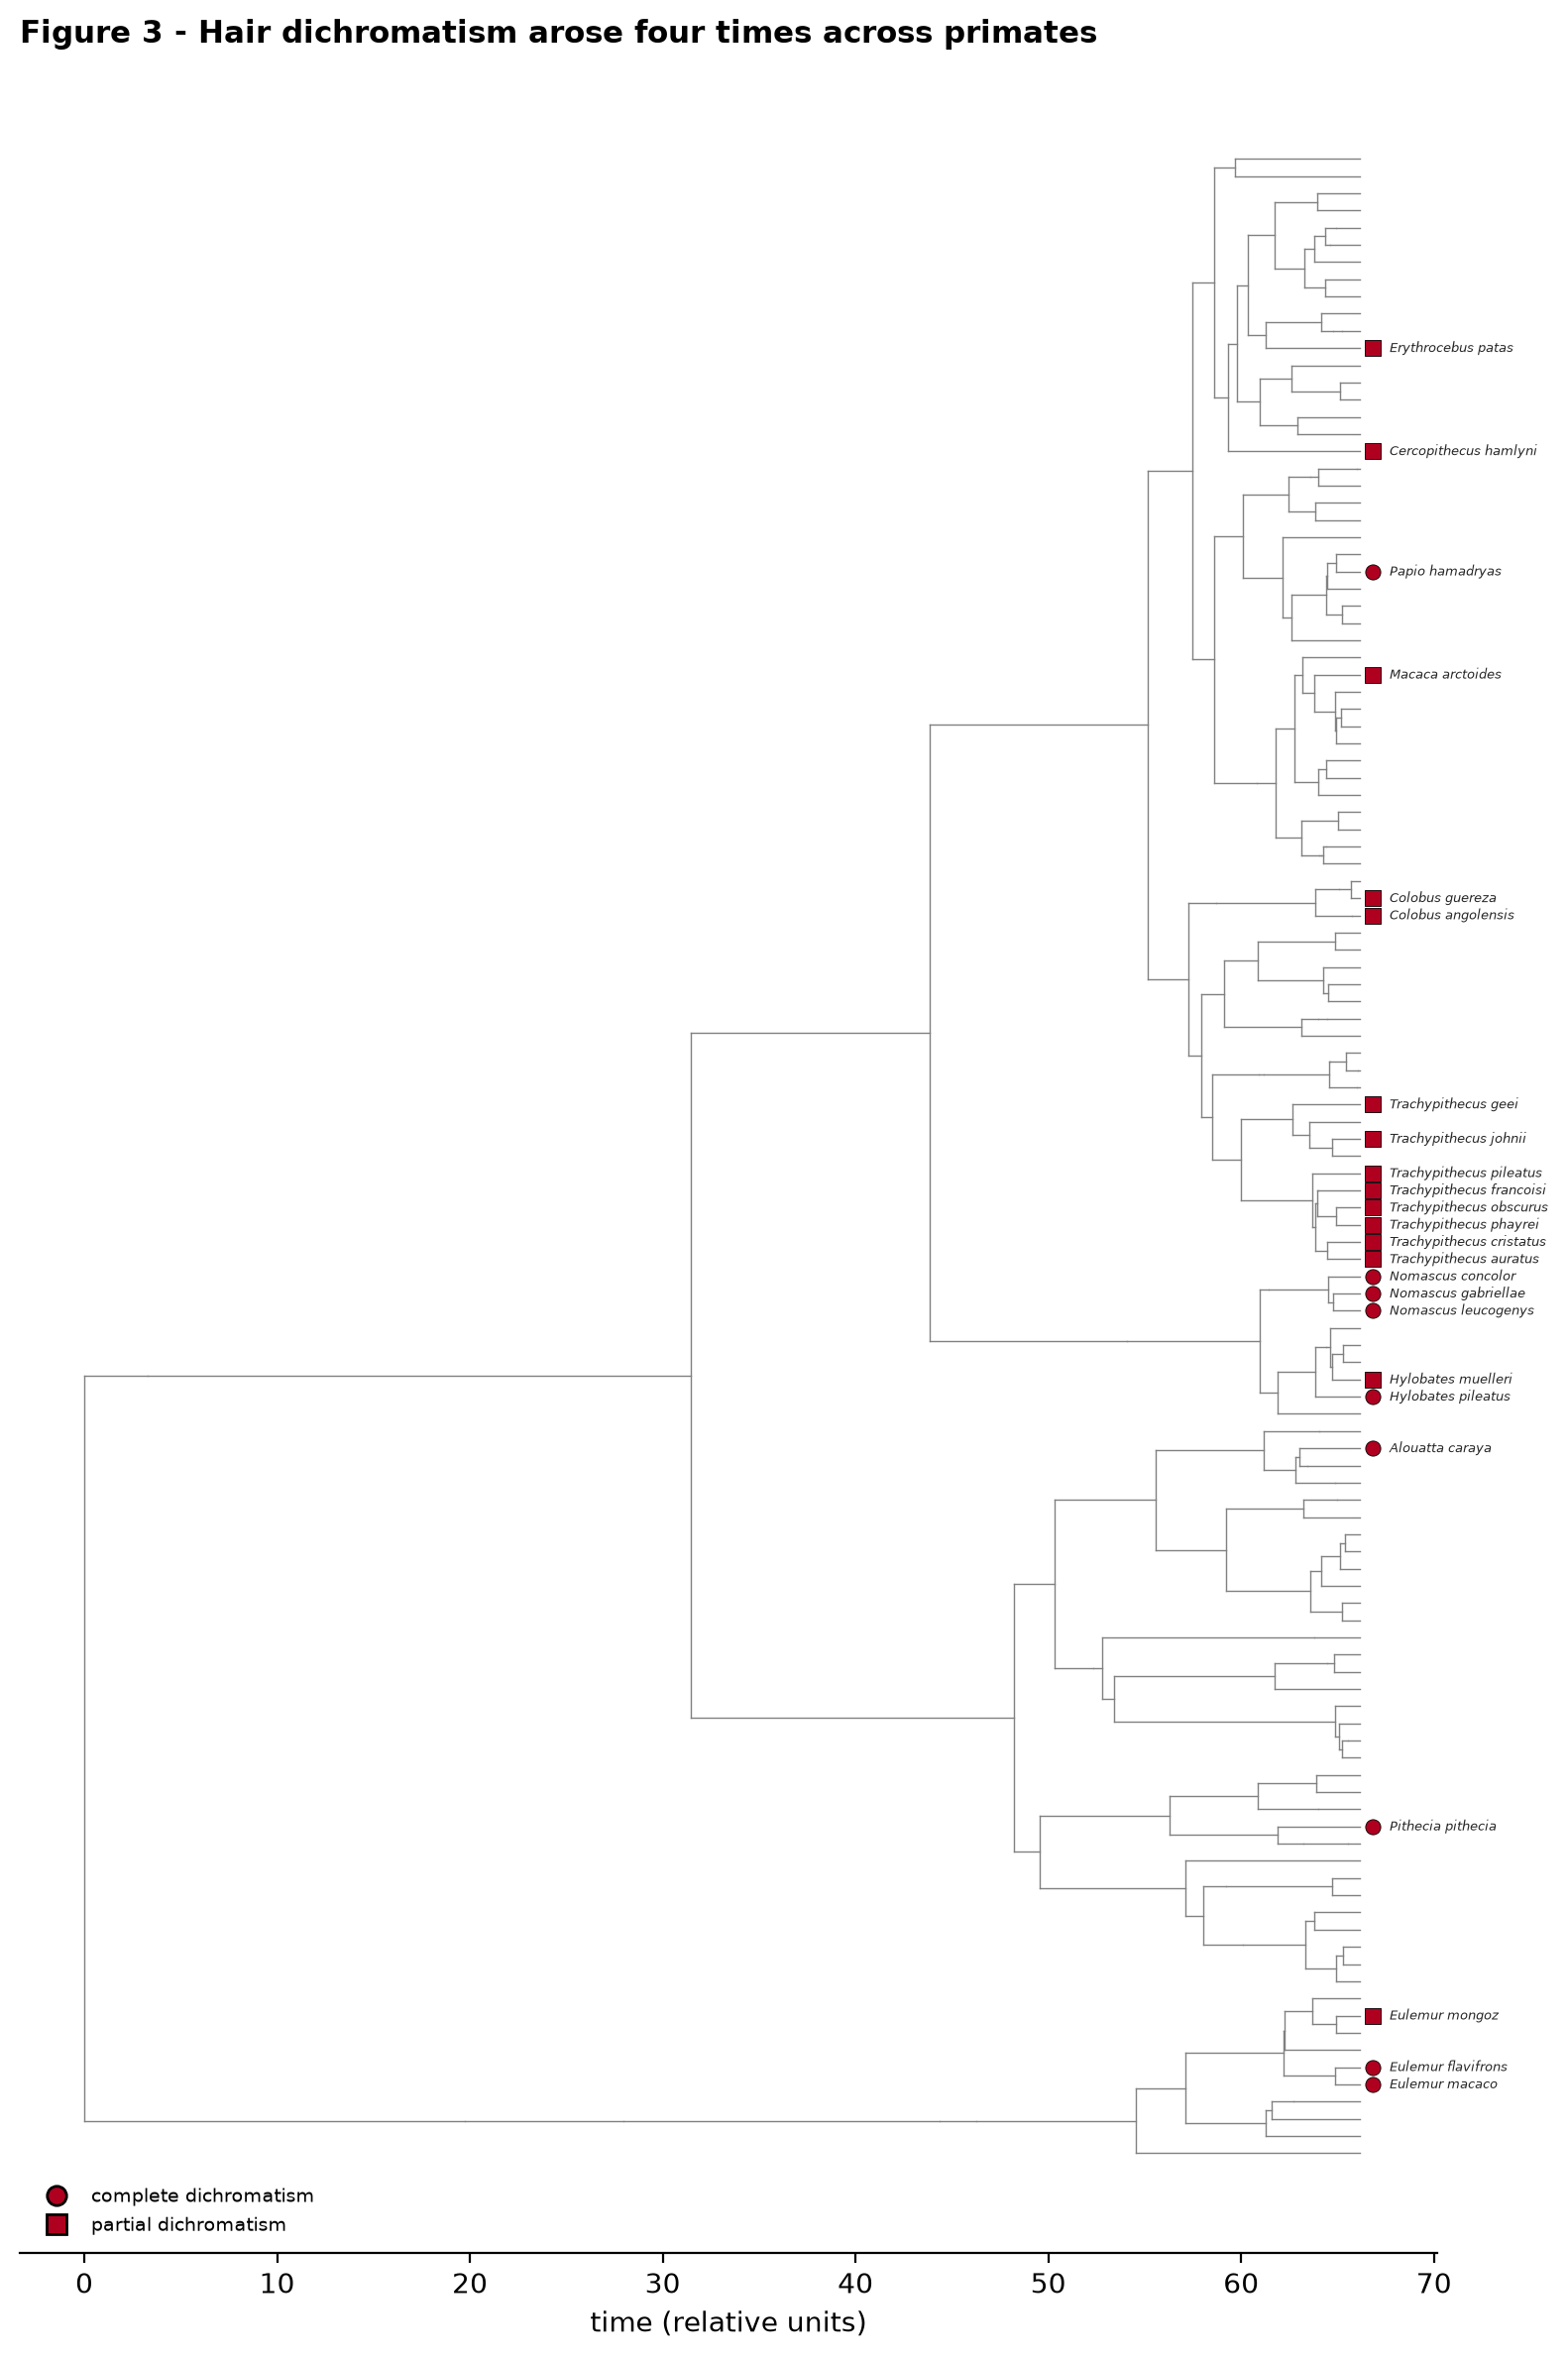
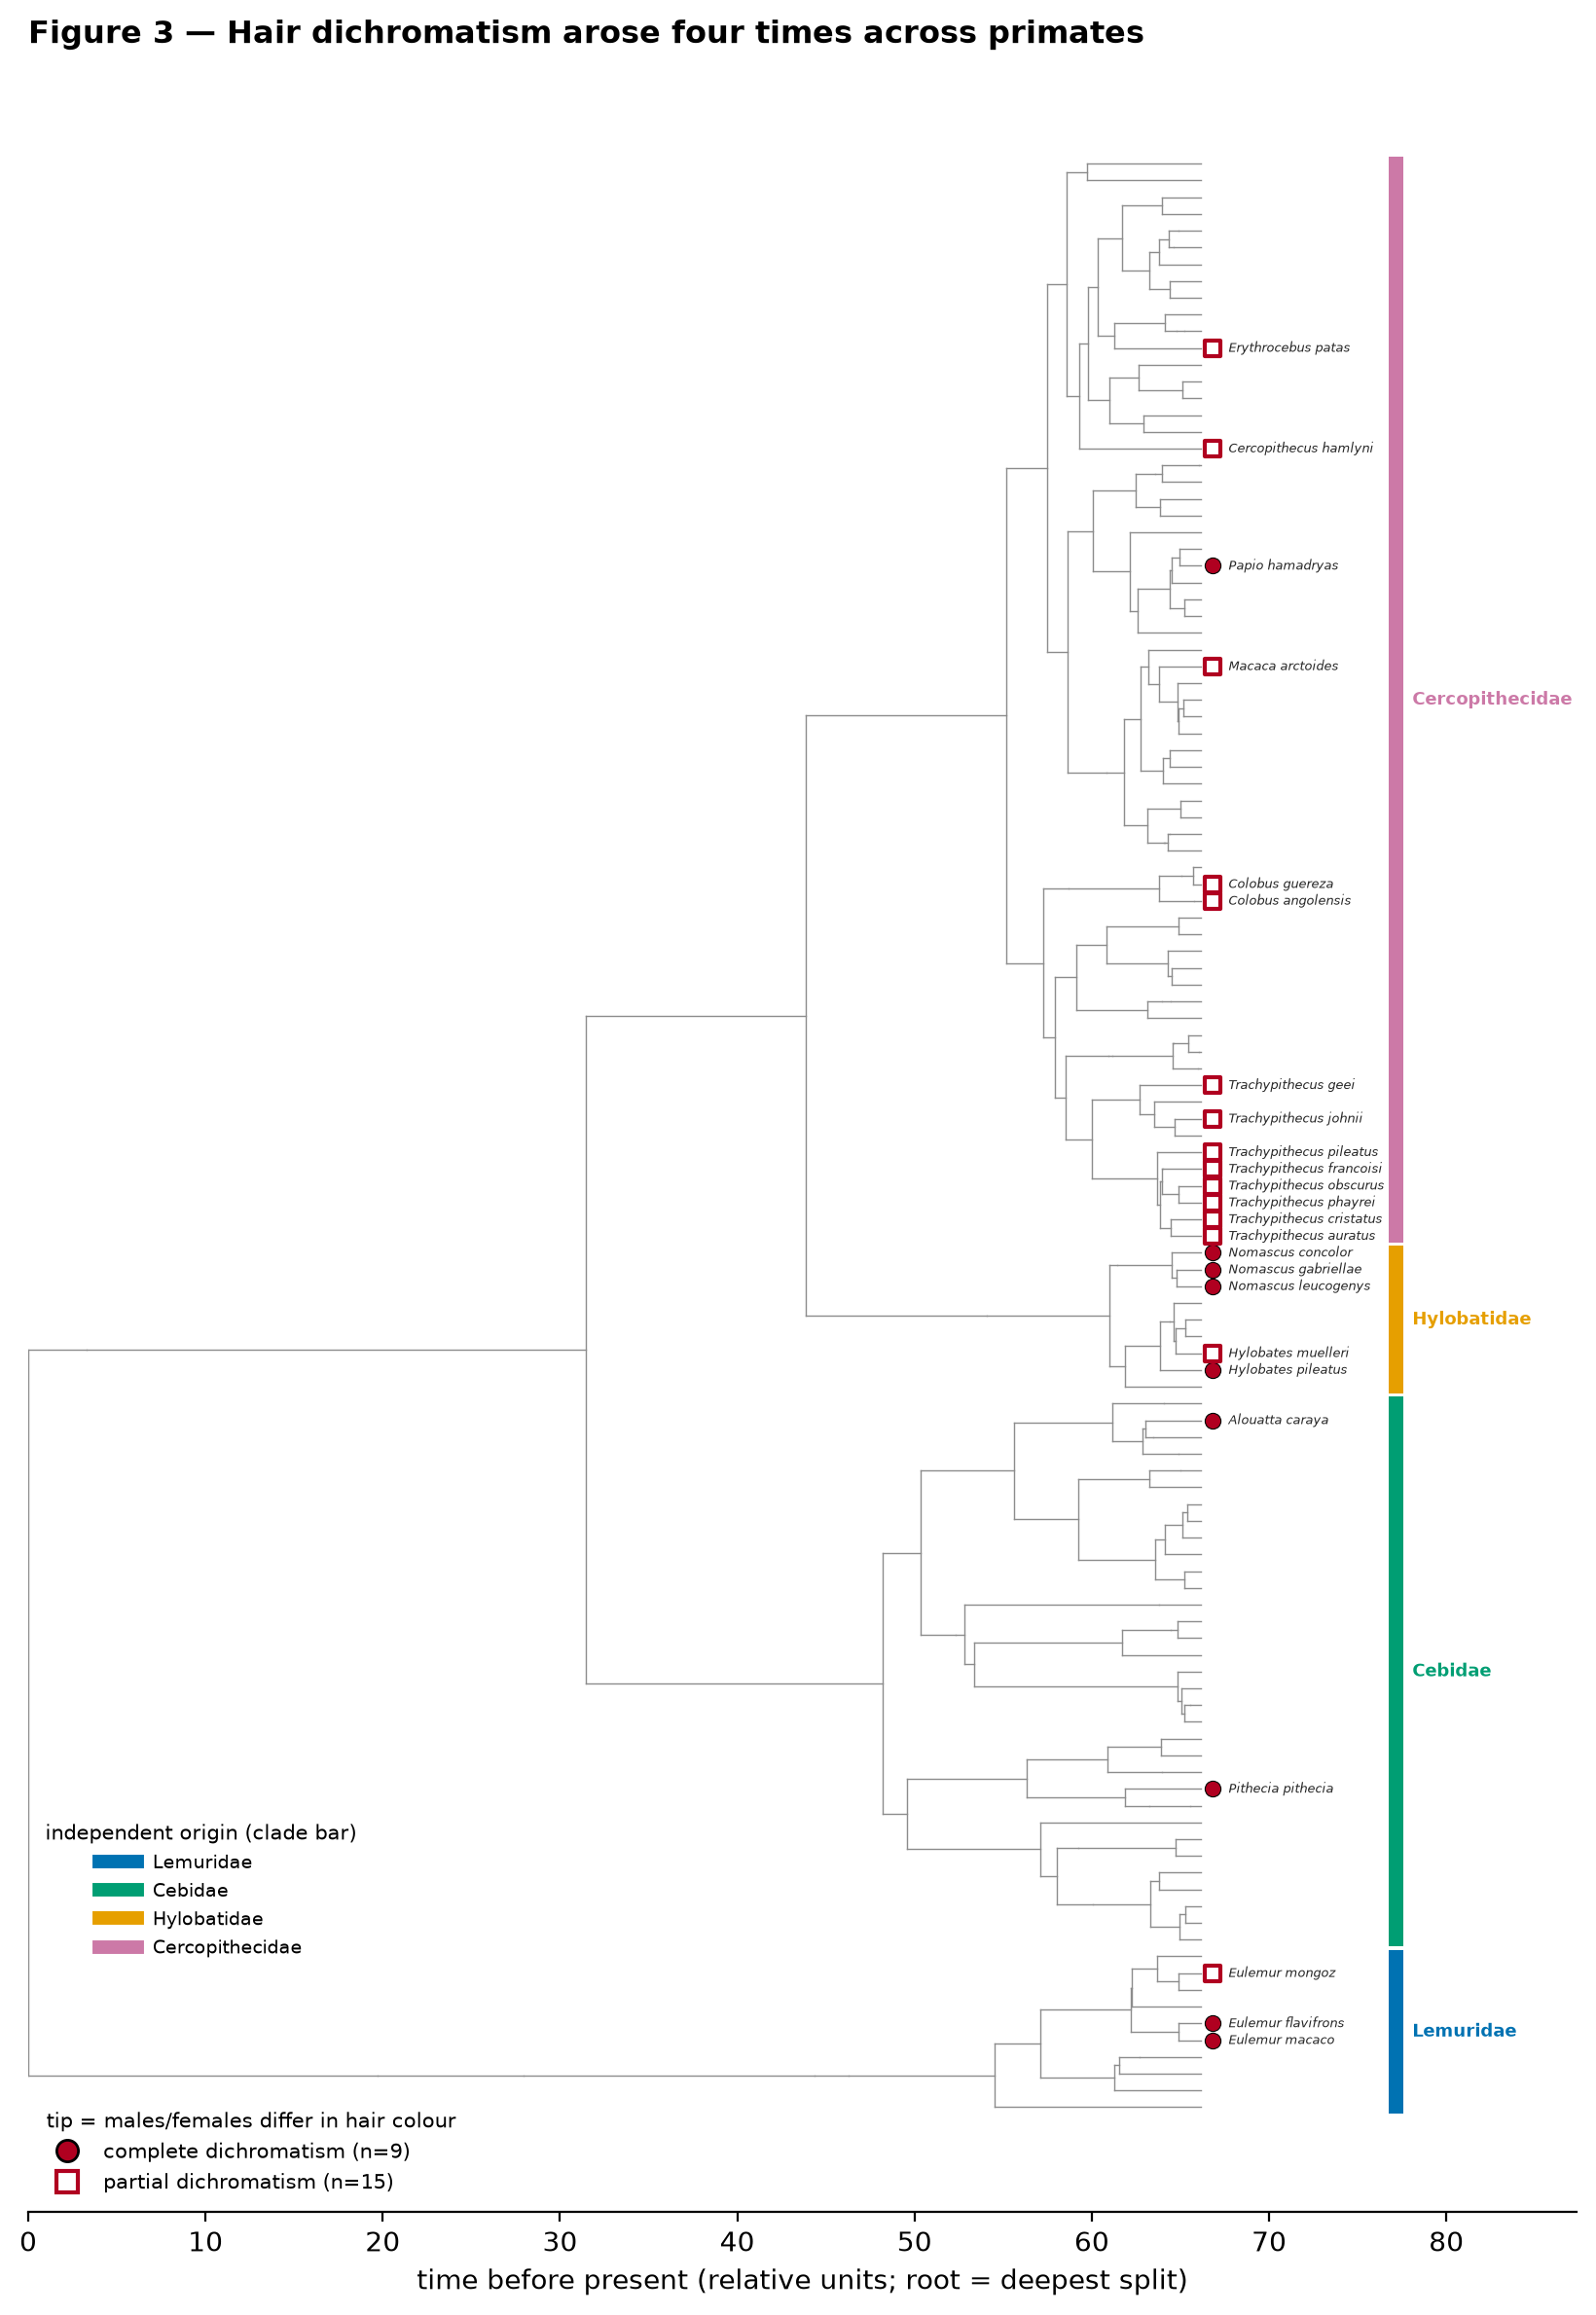
The change to this notebook cell's code, shown as a diff; its figure went from the first image to the second:
--- before
+++ after
@@ -1,4 +1,6 @@
 # ---- Figure 3: four independent origins (dependency-free newick renderer) ----
 import re
+from matplotlib.lines import Line2D
+from matplotlib.patches import Rectangle
 def parse_newick(s):
     """Minimal newick -> nested dict {name, children, blen}."""
@@ -28,10 +30,8 @@
 trans = dict(re.findall(r"\s+(\d+)\s+([A-Za-z_][\w]*)", tm.group(1))) if tm else {}
 root = parse_newick(nwk_raw)
-
 def relabel(n):
     if not n["children"] and n["name"] in trans: n["name"]=trans[n["name"]]
     for c in n["children"]: relabel(c)
 relabel(root)
-
 keep=set(coding.species)
 def prune_keep(n):
@@ -40,5 +40,4 @@
     return len(n["children"])>0
 prune_keep(root)
-
 tips=[]
 def collect(n):
@@ -56,30 +55,57 @@
 
 dich_set=set(coding.species[coding.dichromatic==1]); level_of=dict(zip(coding.species,coding.dichromatism_level))
-fig,ax=plt.subplots(figsize=(8,12))
+fam_of=dict(zip(coding.species,coding.family))
+fig,ax=plt.subplots(figsize=(8.4,12))
 def draw_edges(n):
     if n["children"]:
         ys=[yof(c) for c in n["children"]]
-        ax.plot([xpos[id(n)]]*2,[min(ys),max(ys)],color="0.5",lw=0.5)
+        ax.plot([xpos[id(n)]]*2,[min(ys),max(ys)],color="0.55",lw=0.5)
         for c in n["children"]:
-            ax.plot([xpos[id(n)],xpos[id(c)]],[yof(c),yof(c)],color="0.5",lw=0.5)
+            ax.plot([xpos[id(n)],xpos[id(c)]],[yof(c),yof(c)],color="0.55",lw=0.5)
             draw_edges(c)
 draw_edges(root)
 xmax=max(xpos.values())
+
+# --- tip markers: two independent, redundant channels for the 2-level phenotype ---
+# complete  = SOLID red circle ; partial = HOLLOW red square (outline only)
+RED="#B00020"
 for t in tips:
     nm=t["name"]; yy=yof(t)
     if nm in dich_set:
         lvl=level_of.get(nm,"partial")
-        ax.scatter(xmax*1.01, yy, s=30, marker="o" if lvl=="complete" else "s",
-                   color="#B00020", edgecolor="k", lw=0.3, zorder=5, clip_on=False)
-        ax.annotate(" "+nm.replace("_"," "),(xmax*1.02,yy),fontsize=4.6,va="center",
+        if lvl=="complete":
+            ax.scatter(xmax*1.01, yy, s=34, marker="o", color=RED, edgecolor="k",
+                       lw=0.4, zorder=5, clip_on=False)
+        else:  # partial -> hollow square
+            ax.scatter(xmax*1.01, yy, s=34, marker="s", facecolor="white", edgecolor=RED,
+                       lw=1.5, zorder=5, clip_on=False)
+        ax.annotate(" "+nm.replace("_"," "),(xmax*1.02,yy),fontsize=4.8,va="center",
                     fontstyle="italic",color="0.15",annotation_clip=False)
-ax.set_title("Figure 3 - Hair dichromatism arose four times across primates",
-             loc="left",fontweight="bold",fontsize=11)
+
+# --- phytools-style clade bars for the 4 independent origins (Okabe-Ito, never red) ---
+origins={"Lemuridae":"#0072B2","Cebidae":"#009E73","Hylobatidae":"#E69F00","Cercopithecidae":"#CC79A7"}
+xbar=xmax*1.16
+for fam,col in origins.items():
+    ys=[yof(t) for t in tips if str(fam_of.get(t["name"],"")).lower()==fam.lower()]
+    if not ys: continue
+    ax.add_patch(Rectangle((xbar,min(ys)-0.4),xmax*0.012,(max(ys)-min(ys))+0.8,
+                 facecolor=col,edgecolor="none",clip_on=False,zorder=6))
+    ax.annotate(fam,(xbar+xmax*0.02,np.mean(ys)),fontsize=6.5,va="center",ha="left",
+                color=col,fontweight="bold",annotation_clip=False)
+
+ax.set_title("Figure 3 — Hair dichromatism arose four times across primates",
+             loc="left",fontweight="bold",fontsize=11.5)
 ax.set_yticks([]); ax.spines[["top","right","left"]].set_visible(False)
-ax.set_xlabel("time (relative units)")
-from matplotlib.lines import Line2D
-ax.legend(handles=[Line2D([],[],marker="o",color="w",markerfacecolor="#B00020",markeredgecolor="k",label="complete dichromatism",ls="",ms=7),
-                   Line2D([],[],marker="s",color="w",markerfacecolor="#B00020",markeredgecolor="k",label="partial dichromatism",ls="",ms=7)],
-          loc="lower left",frameon=False,fontsize=7)
+ax.set_xlabel("time before present (relative units; root = deepest split)")
+ax.set_xlim(0, xmax*1.32)
+leg1=ax.legend(handles=[
+        Line2D([],[],marker="o",color="w",markerfacecolor=RED,markeredgecolor="k",label="complete dichromatism (n=9)",ls="",ms=8),
+        Line2D([],[],marker="s",color="w",markerfacecolor="white",markeredgecolor=RED,markeredgewidth=1.5,label="partial dichromatism (n=15)",ls="",ms=8)],
+    loc="lower left",frameon=False,fontsize=7.5,title="tip = males/females differ in hair colour",title_fontsize=7.5)
+leg1._legend_box.align="left"
+ax.add_artist(leg1)
+ax.legend(handles=[Line2D([],[],color=c,lw=5,label=f) for f,c in origins.items()],
+          loc="lower left",bbox_to_anchor=(0,0.11),frameon=False,fontsize=7,
+          title="independent origin (clade bar)",title_fontsize=7.5)
 fig.tight_layout(); fig.savefig(FIG/"fig3_tree.png",dpi=200,bbox_inches="tight"); plt.show()
 print("dichromatic species by family:")

Commit: analysis: figure + comprehensibility overhaul — 2-level tree encoding + clade bars, redundant hit encoding, plain-language K anchors, captions, glossary